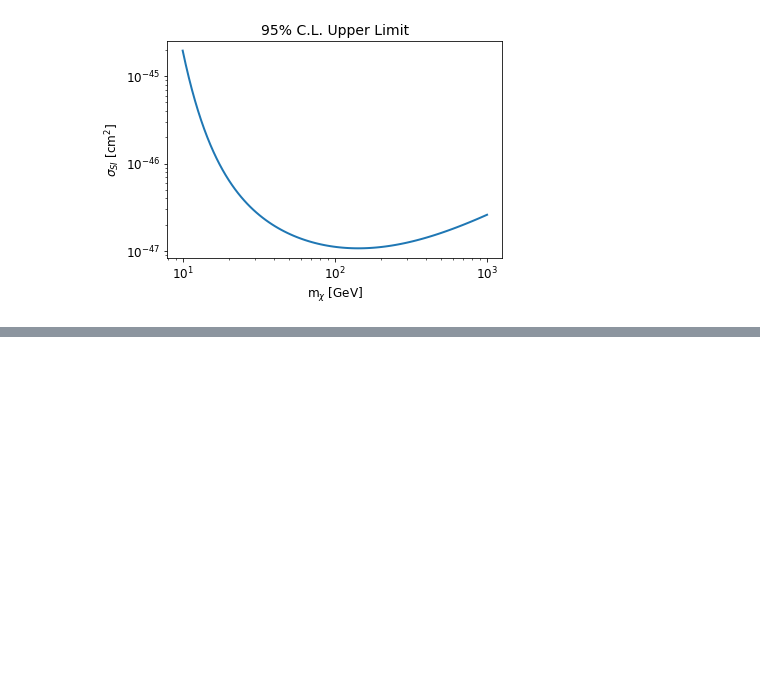
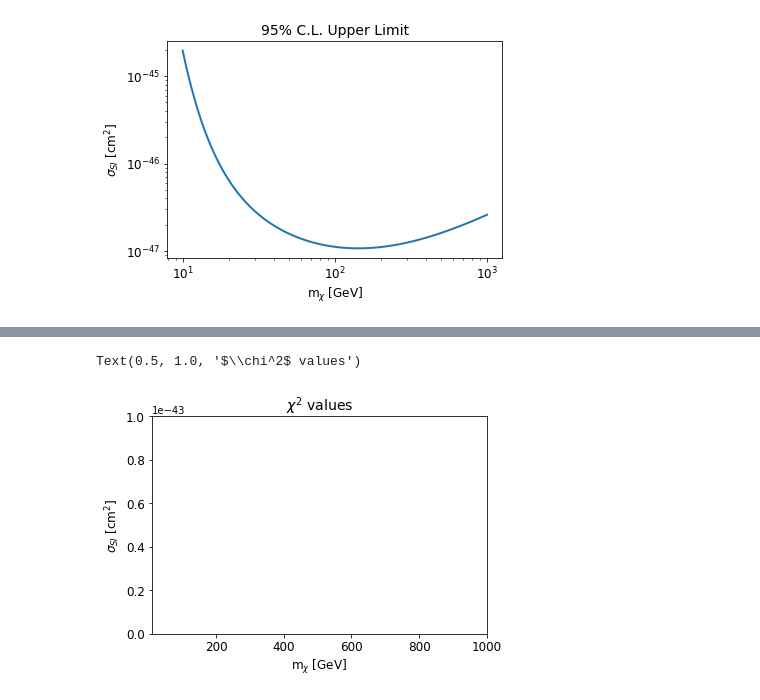
Before and after one commit to adam-coogan/gss19_axions, a Jupyter notebook: notebooks/Week_3__v2.ipynb, the cells around one changed output, grey strips where cells are left out. Drawn from its saved outputs; the diff is of its cells as text; code cells hidden in the pictures; blank space fills up the shorter version.

```diff
--- a/notebooks/Week_3__v2.ipynb
+++ b/notebooks/Week_3__v2.ipynb
@@ -120,5 +122,5 @@ plt.show()
 # %%
-# Recoil energy between 3 and 10 keV
+# Recoil energy between 3 and 10 keV and 10 keV and 20 keV.
 # Mass of WIMP between 10 and 1000 GeV
 
 m = np.logspace(1, 3, 20)
@@ -128,19 +130,20 @@ sigma = np.logspace(-47, -43, 20)
 X, Y = np.meshgrid(m, sigma)
 
 # The minus sign comes from the integration of dR/dE_r
-N1 = - factor_R0 * sigma * mu(m)**2 * (np.exp(-10e3*eV/(r(m)*E0(m))) - np.exp(-3e3*eV/(r(m)*E0(m)))) / m
-N2 = - factor_R0 * sigma * mu(m)**2 * (np.exp(-20e3*eV/(r(m)*E0(m))) - np.exp(-10e3*eV/(r(m)*E0(m)))) / m
+N1 = - factor_R0 * Y * mu(X)**2 * (np.exp(-10e3*eV/(r(X)*E0(X))) - np.exp(-3e3*eV/(r(X)*E0(X)))) / X
+N2 = - factor_R0 * Y * mu(X)**2 * (np.exp(-20e3*eV/(r(X)*E0(X))) - np.exp(-10e3*eV/(r(X)*E0(X)))) / X
 # %%
-# Example for chi_squared calculation
+# Chi_squared calculation
 N1_observed = 10
 N2_observed = 5
 
-# def events(confidence):
-#     return -np.log(1-confidence/100)
+def events(confidence):
+     return -np.log(1-confidence/100)
 
 # confidence levels
-# HL = events(95)
-# LL = events(68)
+HL = events(95)
+LL = events(68)
+print(HL,LL)
 
 def chi_squared(N1_observed, N2_observed):
     N1_diff = (N1 - N1_observed)**2 / N1
@@ -162,0 +172,12 @@ SyntaxError: positional argument follows keyword argument (<ipython-input-27-392
+# %%
+# Plot
+fig, ax = plt.subplots(1, 1, figsize=(6,4))
+CS = ax.contour(X, Y, chi_squared(N1_observed, N2_observed), levels=[HL,LL])
+ax.set_xlabel(r'm$_{\chi}$ [GeV]', fontsize=12)
+ax.set_ylabel(r'$\sigma_{SI}$ [cm$^{2}$]', fontsize=12)
+ax.tick_params(axis='x', labelsize=12)
+ax.tick_params(axis='y', labelsize=12)
+ax.set_title(r'$\chi^2$ values', fontsize=14)
+# %% [output]
+Text(0.5, 1.0, '$\\chi^2$ values')
+[figure, added]
```
Also changed, not shown: parts of 8 cells of this notebook.
